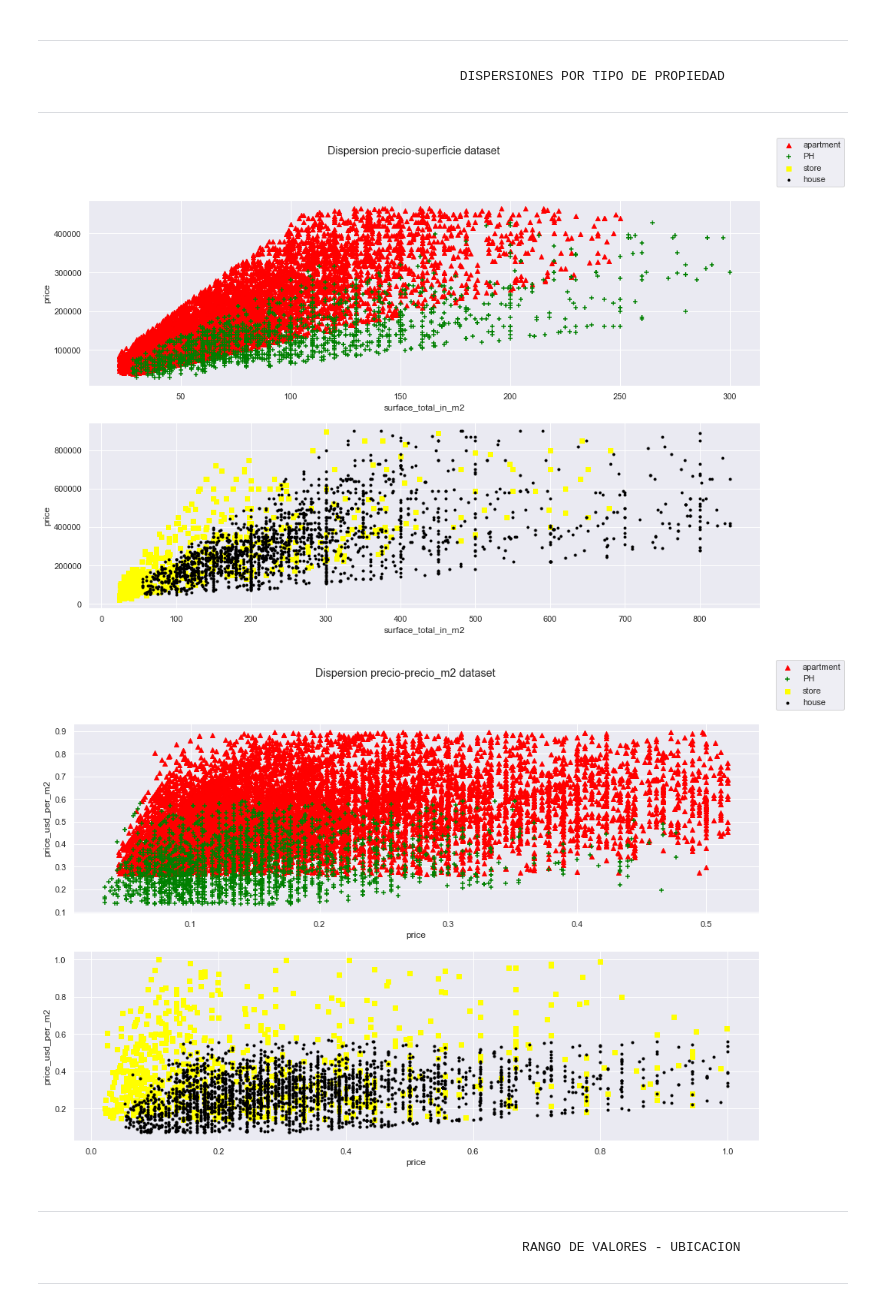
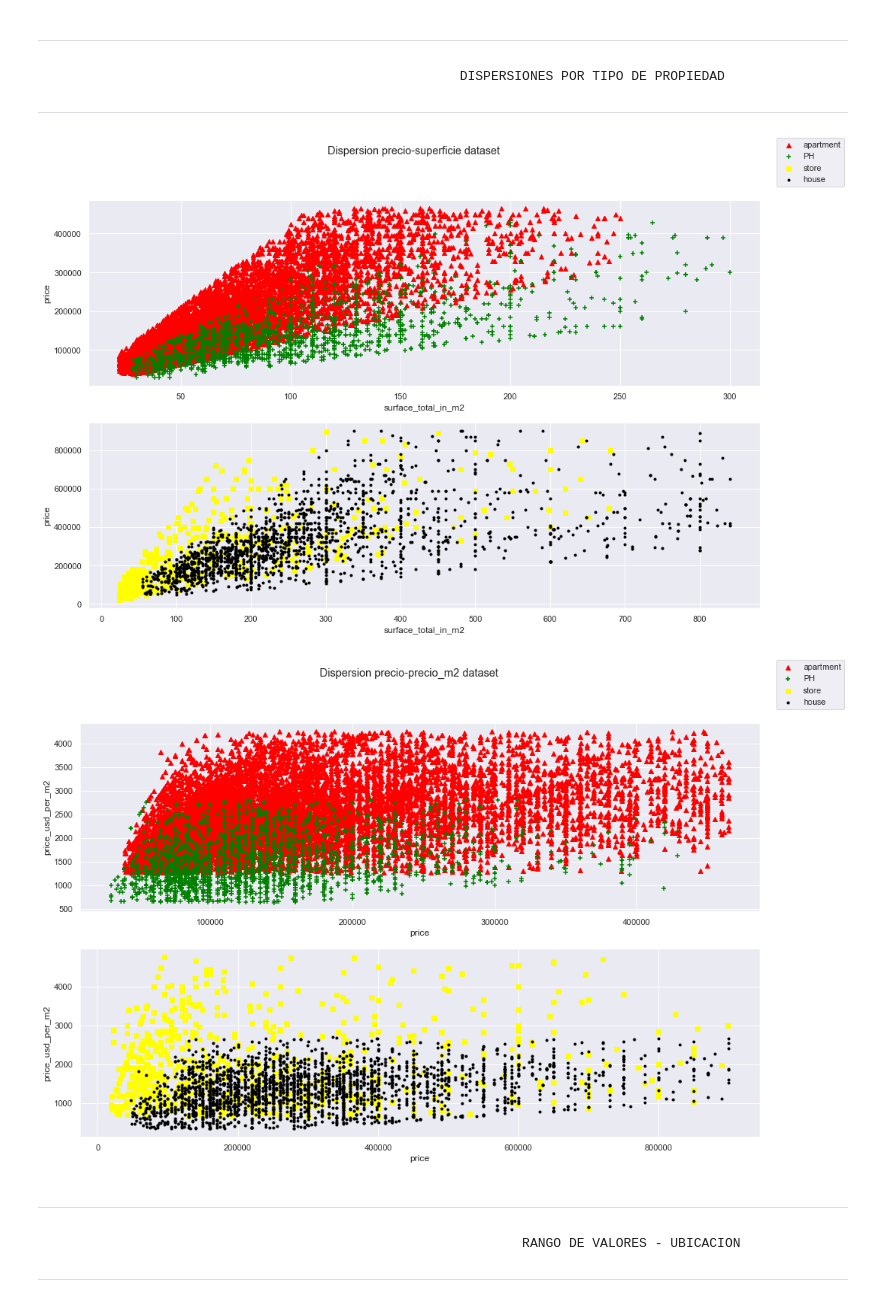
Before and after one commit to grupo4dhds/grupo4_git, a Jupyter notebook: workshop2_G4_main.ipynb, the cells around one changed output. Drawn from its saved outputs; the diff is of its cells as text; code cells hidden in the pictures.

```diff
--- a/workshop2_G4_main.ipynb
+++ b/workshop2_G4_main.ipynb
@@ -189,7 +189,8 @@ def rango_extremos(frame, label, quant_list):
 
         rango_outlier = frame[label].quantile(quant_list)
         rango_outlier = list(rango_outlier)
-        print ('range_outlier: type: {}, len: {}, value: {}'.format(type(rango_outlier),len(rango_outlier),rango_outlier))
+        impresion = [round(elemento,1) for elemento in rango_outlier]
+        print ('range_outlier: type: {}, len: {}, value: {}'.format(type(rango_outlier),len(rango_outlier), impresion))
         return rango_outlier
 
 def mascara_outlier_index_list(frame, label, rango_outlier): # el problema que tengo es sacarme solo True de encima y quedarme con el indice de los False -
@@ -884,10 +890,0 @@ range_outlier: type: <class 'list'>, len: 2, value: [30000.0, 429000.0]
-# %%
-serie_check = pd.Series({'property_type': 'house', 'state_name': 'Córdoba'})
-data = data.append(pd.DataFrame(serie_check).T)
-# la razón es que me queda una state_name sin un value de property_type y me molesta los labels ticks de visualizacion
-
-df = data_info(data, 'data')
-Dicto['data'] = df.to_dict(), data.to_dict()
-
-data.columns.name = 'data'
-data
@@ -907,0 +891,13 @@ data
+# %%
+print ('ELIMINACION de datos estadísticamente insignificantes')
+print ('Publicacion de Córdoba más Santa Fe')
+print(data[data.state_name.isin(['Córdoba', 'Santa Fe', 'Buenos Aires Interior'])].property_type.value_counts().to_string())
+
+data.drop(data[data.state_name.isin(['Córdoba', 'Santa Fe', 'Buenos Aires Interior'])].index, inplace=True)
+print ()
+print ('state_name resultantes:')
+print (data.state_name.unique().reshape(-1,1))
+
+
+df = data_info(data,'data')
+Dicto['data'] = df.to_dict(), data.to_dict()
@@ -1104,31 +1075,31 @@ ax[1].set(xlabel='surface_total_in_m2', ylabel='price')
 
 fig.suptitle('Dispersion precio-superficie dataset');
 # %% [output]
-[figure, old version]
+[figure, new version]
 # %%
 sns.set()
-mask_1 = data_norm.property_type == 'apartment'
-mask_2 = data_norm.property_type == 'PH'
-mask_3 = data_norm.property_type == 'house'
-mask_4 = data_norm.property_type == 'store'
+mask_1 = data.property_type == 'apartment'
+mask_2 = data.property_type == 'PH'
+mask_3 = data.property_type == 'house'
+mask_4 = data.property_type == 'store'
 
 
 fig, ax = plt.subplots(nrows=2, ncols=1, figsize=(16,10))
 
 
-ax[0].scatter(data_norm.loc[mask_1].price, data_norm.loc[mask_1].price_usd_per_m2, marker='^', color='red', label='apartment')
-ax[0].scatter(data_norm.loc[mask_2].price, data_norm.loc[mask_2].price_usd_per_m2, marker='+', color='green', label='PH')
-ax[1].scatter(data_norm.loc[mask_4].price, data_norm.loc[mask_4].price_usd_per_m2, marker='s', color='yellow', label='store')
-ax[1].scatter(data_norm.loc[mask_3].price, data_norm.loc[mask_3].price_usd_per_m2, marker='.', color='black', label='house')
+ax[0].scatter(data.loc[mask_1].price, data.loc[mask_1].price_usd_per_m2, marker='^', color='red', label='apartment')
+ax[0].scatter(data.loc[mask_2].price, data.loc[mask_2].price_usd_per_m2, marker='+', color='green', label='PH')
+ax[1].scatter(data.loc[mask_4].price, data.loc[mask_4].price_usd_per_m2, marker='s', color='yellow', label='store')
+ax[1].scatter(data.loc[mask_3].price, data.loc[mask_3].price_usd_per_m2, marker='.', color='black', label='house')
 
 
 fig.legend()
 ax[0].set(xlabel='price', ylabel='price_usd_per_m2')#, xlim= (0, 0.5e6), ylim = (0,4500))
 ax[1].set(xlabel='price', ylabel='price_usd_per_m2')#, xlim = (0, 1e6), ylim=(0,4500))
 
 fig.suptitle('Dispersion precio-precio_m2 dataset');
 # %% [output]
-[figure, old version]
+[figure, new version]
 # %% [markdown]
 -----------
                                                                 RANGO DE VALORES - UBICACION
```
Also changed, not shown: parts of 30 cells of this notebook.
